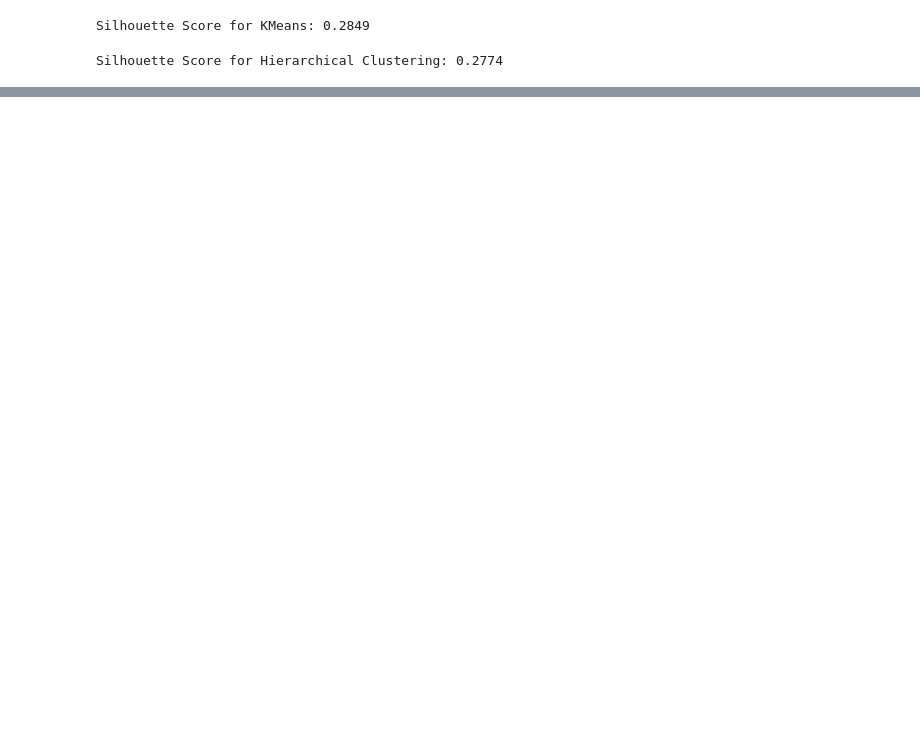
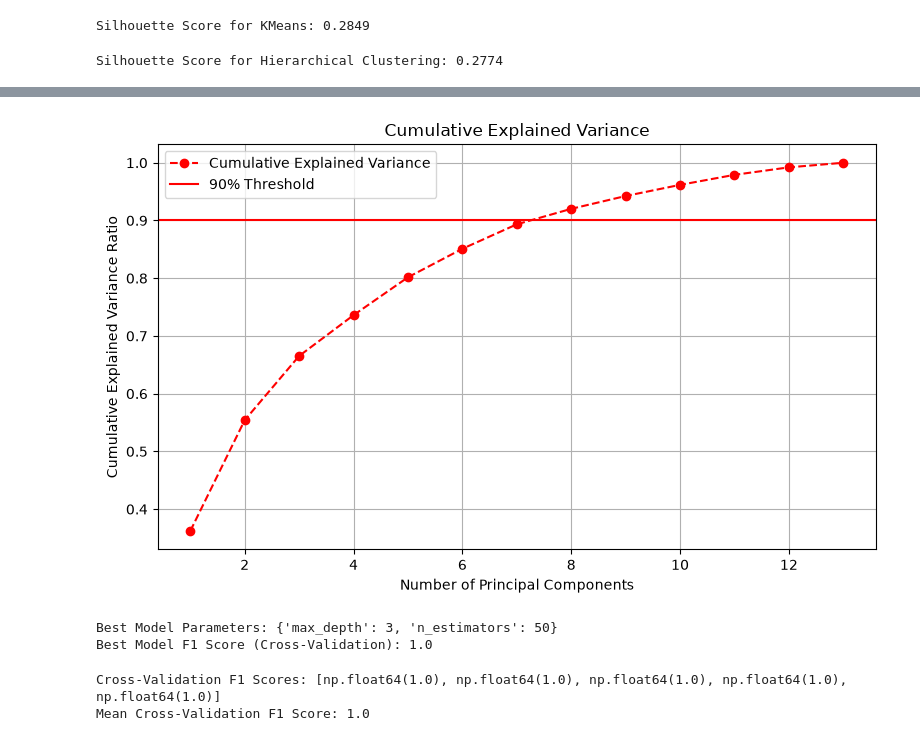
Before and after one commit to AyushShahir/Clustering_Techniques_MLmodel_evaluation, a Jupyter notebook: task3.ipynb, the cells around one changed output, grey strips where cells are left out. Drawn from its saved outputs; the diff is of its cells as text; code cells hidden in the pictures; blank space fills up the shorter version.

```diff
--- a/task3.ipynb
+++ b/task3.ipynb
@@ -93,0 +142,14 @@ AttributeError: 'numpy.ndarray' object has no attribute 'explained_variance_rati
+# %%
+cumulative_variance=np.cumsum(explained_variance)
+plt.figure(figsize=(8, 5))
+plt.plot(range(1, len(cumulative_variance)+1), cumulative_variance, marker='o', linestyle='--', color='r', label='Cumulative Explained Variance')
+plt.xlabel('Number of Principal Components')
+plt.ylabel('Cumulative Explained Variance Ratio')
+plt.title("Cumulative Explained Variance")
+plt.grid(True)
+plt.tight_layout()
+plt.axhline(y=0.90, color='r', linestyle='-', label='90% Threshold')
+plt.legend()
+plt.show()
+# %% [output]
+[figure, added]
@@ -93,0 +162,20 @@ AttributeError: 'numpy.ndarray' object has no attribute 'explained_variance_rati
+# %%
+settings = {"n_estimators":[50, 100], "max_depth": [3,5] }
+grid=GridSearchCV(
+    RandomForestClassifier(random_state=42), settings, cv=5, scoring='f1', n_jobs=-1
+)
+grid.fit(X_train, y_train)
+
+best_model=grid.best_estimator_
+print("Best Model Parameters:", grid.best_params_)
+print("Best Model F1 Score (Cross-Validation):", round(grid.best_score_, 4))
+# %% [output]
+Best Model Parameters: {'max_depth': 3, 'n_estimators': 50}
+Best Model F1 Score (Cross-Validation): 1.0
+# %%
+cv_scores=cross_val_score(best_model, X_train, y_train, cv=5, scoring='f1')
+print("Cross-Validation F1 Scores:", [round(s, 4) for s in cv_scores])
+print("Mean Cross-Validation F1 Score:", round(cv_scores.mean(), 4))
+# %% [output]
+Cross-Validation F1 Scores: [np.float64(1.0), np.float64(1.0), np.float64(1.0), np.float64(1.0), np.float64(1.0)]
+Mean Cross-Validation F1 Score: 1.0
```
Also changed, not shown: parts of 10 cells of this notebook.
